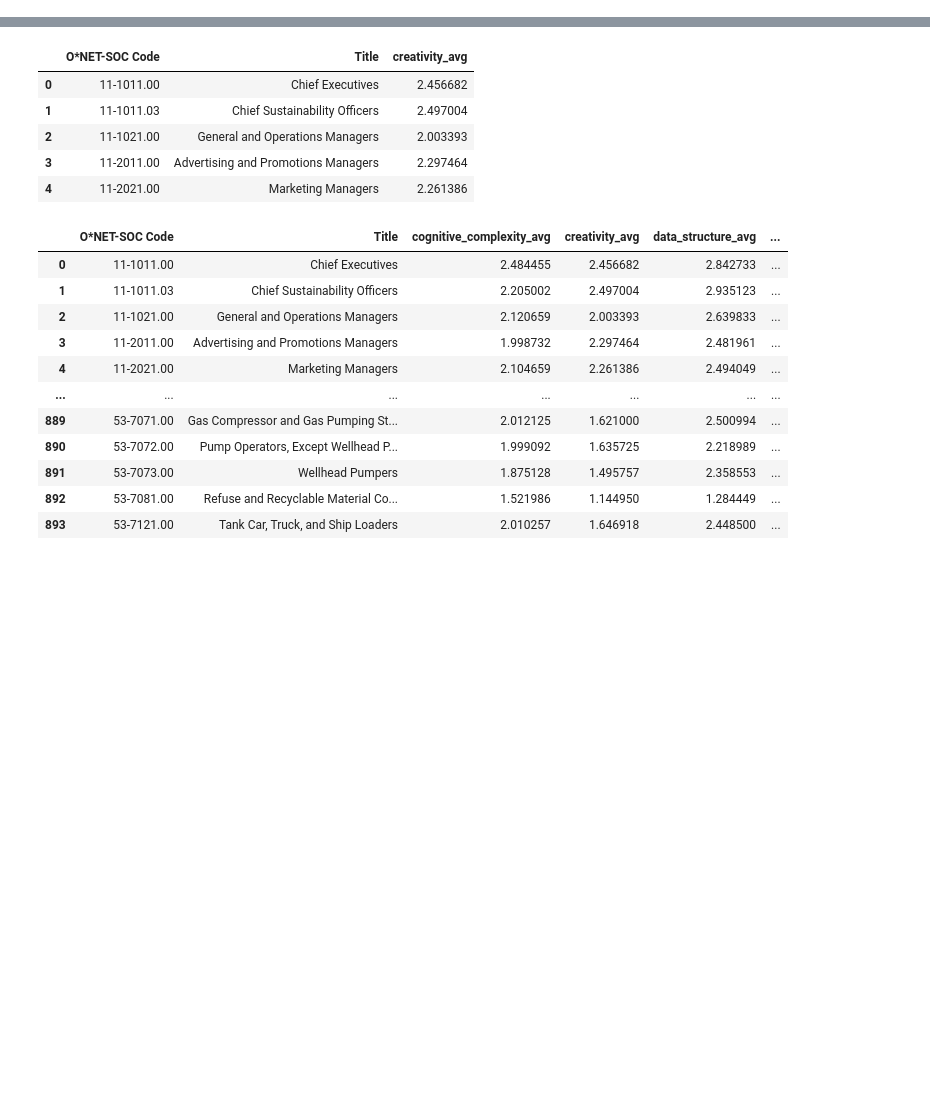
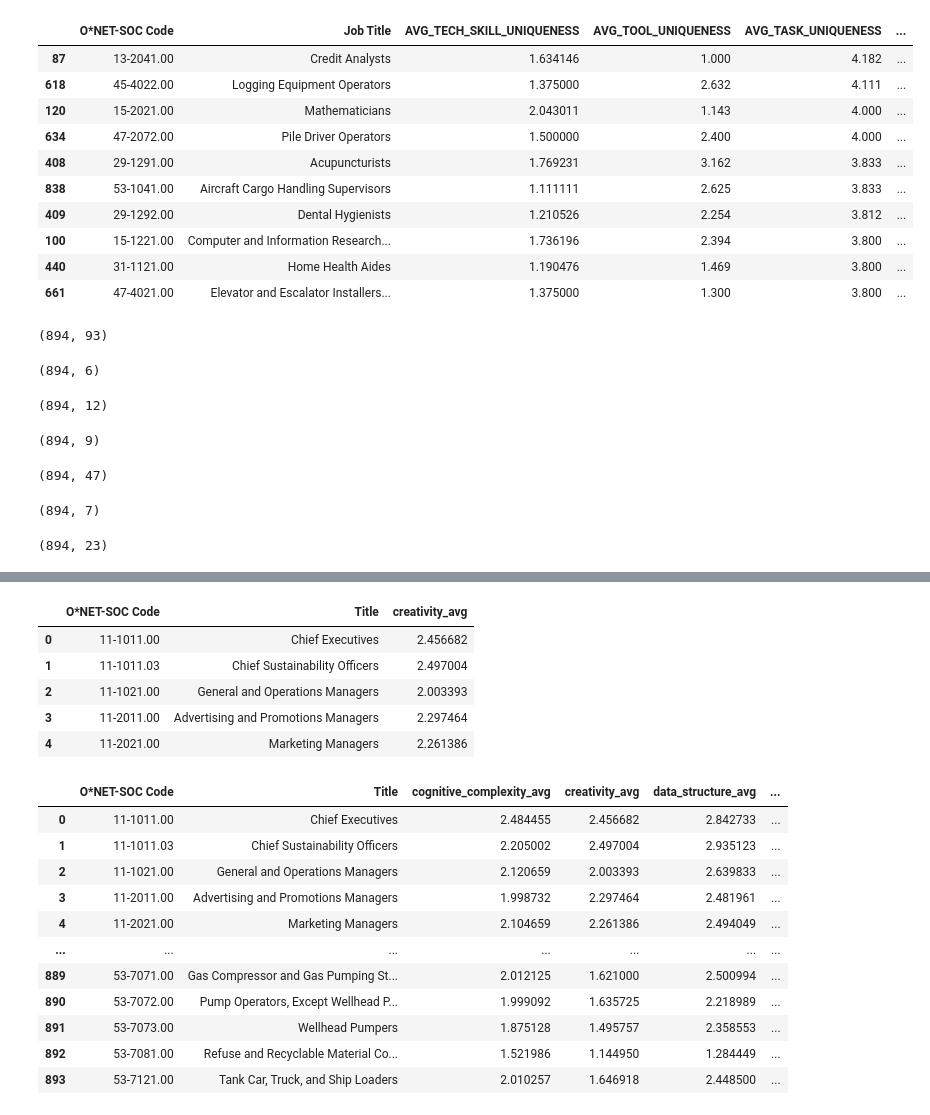
Before and after one commit to matthewcavanaugh96/magnimind, a Jupyter notebook: AI Job Displacement/Part 2-3 sorted elements.ipynb, the cells around one changed output, grey strips where cells are left out. Drawn from its saved outputs; the diff is of its cells as text; code cells hidden in the pictures; blank space fills up the shorter version.

```diff
--- a/AI Job Displacement/Part 2-3 sorted elements.ipynb
+++ b/AI Job Displacement/Part 2-3 sorted elements.ipynb
@@ -0,0 +20,42 @@
+# %%
+sgsg_df.nlargest(10, 'AVG_TASK_UNIQUENESS')
+# %% [output]
+|  | O*NET-SOC Code | Job Title | AVG_TECH_SKILL_UNIQUENESS | AVG_TOOL_UNIQUENESS | AVG_TASK_UNIQUENESS | ... |
+| 87 | 13-2041.00 | Credit Analysts | 1.634146 | 1.000 | 4.182 | ... |
+| 618 | 45-4022.00 | Logging Equipment Operators | 1.375000 | 2.632 | 4.111 | ... |
+| 120 | 15-2021.00 | Mathematicians | 2.043011 | 1.143 | 4.000 | ... |
+| 634 | 47-2072.00 | Pile Driver Operators | 1.500000 | 2.400 | 4.000 | ... |
+| 408 | 29-1291.00 | Acupuncturists | 1.769231 | 3.162 | 3.833 | ... |
+| 838 | 53-1041.00 | Aircraft Cargo Handling Supervisors | 1.111111 | 2.625 | 3.833 | ... |
+| 409 | 29-1292.00 | Dental Hygienists | 1.210526 | 2.254 | 3.812 | ... |
+| 100 | 15-1221.00 | Computer and Information Research... | 1.736196 | 2.394 | 3.800 | ... |
+| 440 | 31-1121.00 | Home Health Aides | 1.190476 | 1.469 | 3.800 | ... |
+| 661 | 47-4021.00 | Elevator and Escalator Installers... | 1.375000 | 1.300 | 3.800 | ... |
+# %%
+df_cognitive_complexity.shape
+# %% [output]
+(894, 93)
+# %%
+df_creativity.shape
+# %% [output]
+(894, 6)
+# %%
+df_data_structure.shape
+# %% [output]
+(894, 12)
+# %%
+df_decision_accountability.shape
+# %% [output]
+(894, 9)
+# %%
+df_physical_requirements.shape
+# %% [output]
+(894, 47)
+# %%
+df_routine_structure.shape
+# %% [output]
+(894, 7)
+# %%
+df_social_interactions.shape
+# %% [output]
+(894, 23)
```
Also changed, not shown: parts of 7 cells of this notebook, 28 other files.
